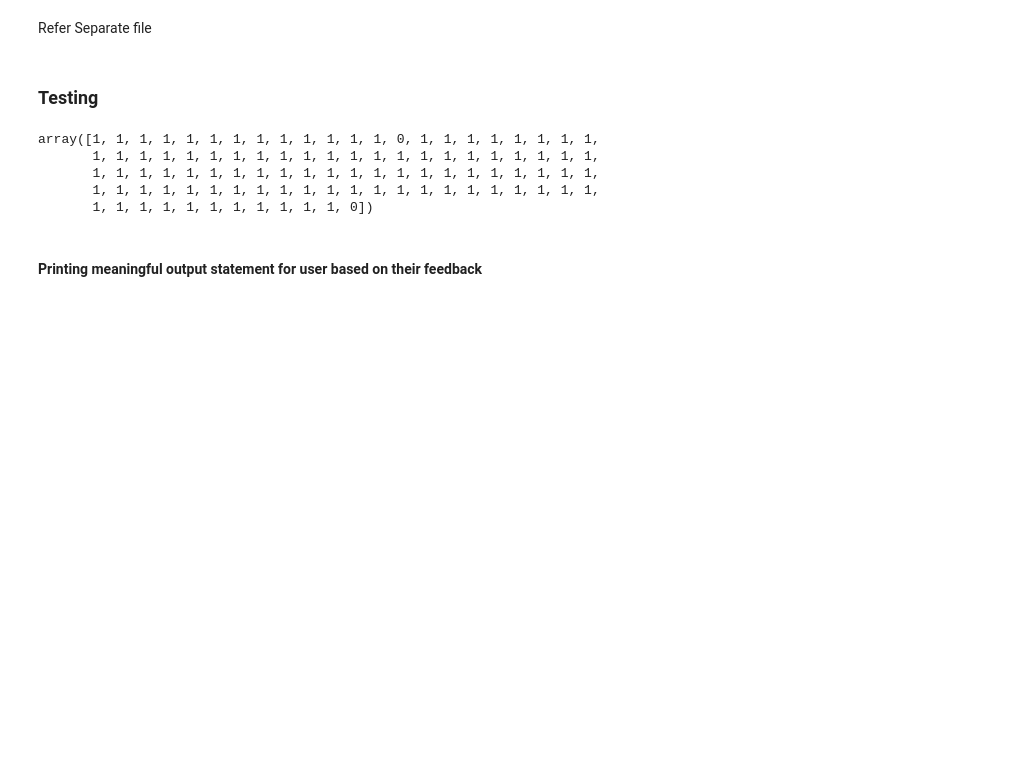
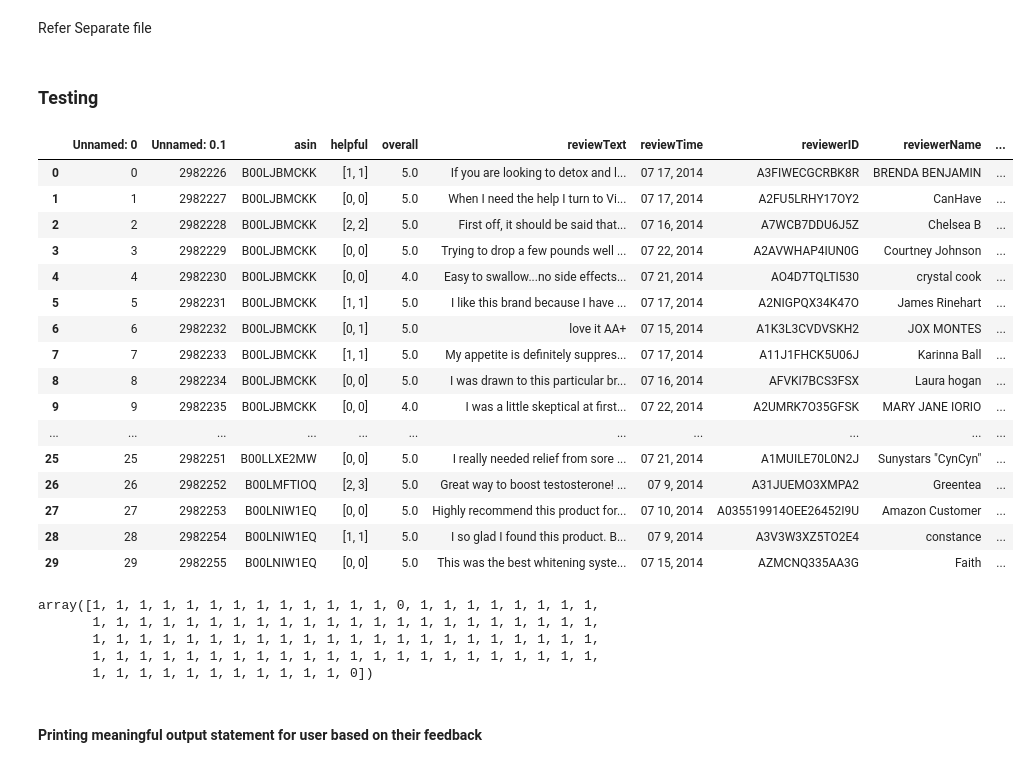
Before and after one commit to PramodaMajhi/sentiment-analysis, a Jupyter notebook: SentimentAnalysis-classical.ipynb, the cells around one changed output. Cells and saved outputs as stored; diff of their text form; code cells hidden in the pictures; blank space fills up the shorter version.

```diff
--- a/SentimentAnalysis-classical.ipynb
+++ b/SentimentAnalysis-classical.ipynb
@@ -225,6 +249,25 @@ Refer Separate file
 # %%
 # read text data from file
 df = pd.read_csv("test-data-filtered.csv")
+df.head(30)
+# %% [output]
+|  | Unnamed: 0 | Unnamed: 0.1 | asin | helpful | overall | reviewText | reviewTime | reviewerID | reviewerName | ... |
+| 0 | 0 | 2982226 | B00LJBMCKK | [1, 1] | 5.0 | If you are looking to detox and l... | 07 17, 2014 | A3FIWECGCRBK8R | BRENDA BENJAMIN | ... |
+| 1 | 1 | 2982227 | B00LJBMCKK | [0, 0] | 5.0 | When I need the help I turn to Vi... | 07 17, 2014 | A2FU5LRHY17OY2 | CanHave | ... |
+| 2 | 2 | 2982228 | B00LJBMCKK | [2, 2] | 5.0 | First off, it should be said that... | 07 16, 2014 | A7WCB7DDU6J5Z | Chelsea B | ... |
+| 3 | 3 | 2982229 | B00LJBMCKK | [0, 0] | 5.0 | Trying to drop a few pounds well ... | 07 22, 2014 | A2AVWHAP4IUN0G | Courtney Johnson | ... |
+| 4 | 4 | 2982230 | B00LJBMCKK | [0, 0] | 4.0 | Easy to swallow...no side effects... | 07 21, 2014 | AO4D7TQLTI530 | crystal cook | ... |
+| 5 | 5 | 2982231 | B00LJBMCKK | [1, 1] | 5.0 | I like this brand because I have ... | 07 17, 2014 | A2NIGPQX34K47O | James Rinehart | ... |
+| 6 | 6 | 2982232 | B00LJBMCKK | [0, 1] | 5.0 | love it AA+ | 07 15, 2014 | A1K3L3CVDVSKH2 | JOX MONTES | ... |
+| 7 | 7 | 2982233 | B00LJBMCKK | [1, 1] | 5.0 | My appetite is definitely suppres... | 07 17, 2014 | A11J1FHCK5U06J | Karinna Ball | ... |
+| 8 | 8 | 2982234 | B00LJBMCKK | [0, 0] | 5.0 | I was drawn to this particular br... | 07 16, 2014 | AFVKI7BCS3FSX | Laura hogan | ... |
+| 9 | 9 | 2982235 | B00LJBMCKK | [0, 0] | 4.0 | I was a little skeptical at first... | 07 22, 2014 | A2UMRK7O35GFSK | MARY JANE IORIO | ... |
+| ... | ... | ... | ... | ... | ... | ... | ... | ... | ... | ... |
+| 25 | 25 | 2982251 | B00LLXE2MW | [0, 0] | 5.0 | I really needed relief from sore ... | 07 21, 2014 | A1MUILE70L0N2J | Sunystars "CynCyn" | ... |
+| 26 | 26 | 2982252 | B00LMFTIOQ | [2, 3] | 5.0 | Great way to boost testosterone! ... | 07 9, 2014 | A31JUEMO3XMPA2 | Greentea | ... |
+| 27 | 27 | 2982253 | B00LNIW1EQ | [0, 0] | 5.0 | Highly recommend this product for... | 07 10, 2014 | A035519914OEE26452I9U | Amazon Customer | ... |
+| 28 | 28 | 2982254 | B00LNIW1EQ | [1, 1] | 5.0 | I so glad I found this product. B... | 07 9, 2014 | A3V3W3XZ5TO2E4 | constance | ... |
+| 29 | 29 | 2982255 | B00LNIW1EQ | [0, 0] | 5.0 | This was the best whitening syste... | 07 15, 2014 | AZMCNQ335AA3G | Faith | ... |
 # %%
 # transformed
 test_vector = vectorizer.transform(df.reviewText.values.astype('U'))
```
Also changed, not shown: parts of 3 cells of this notebook, 6 other files.
